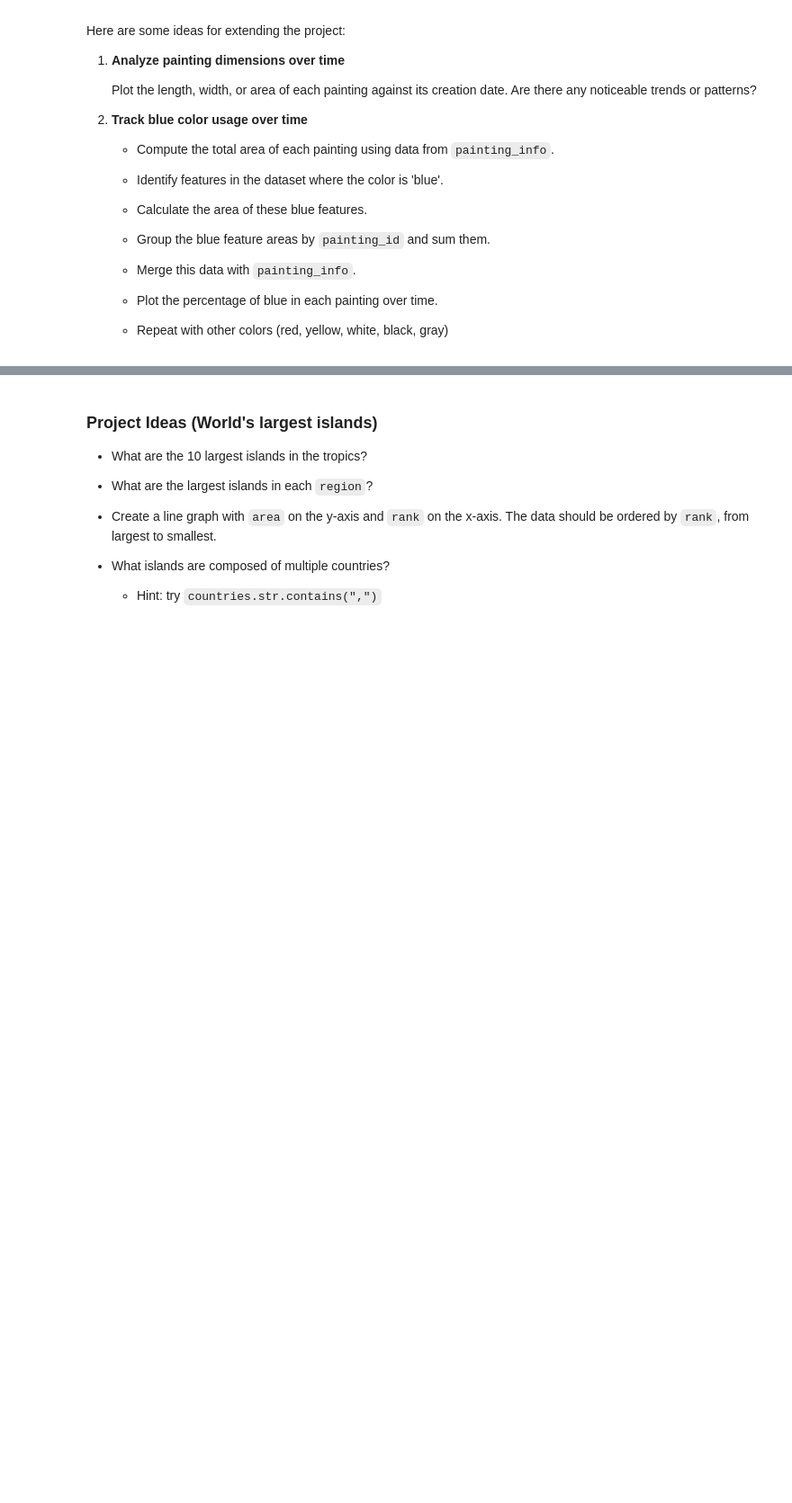
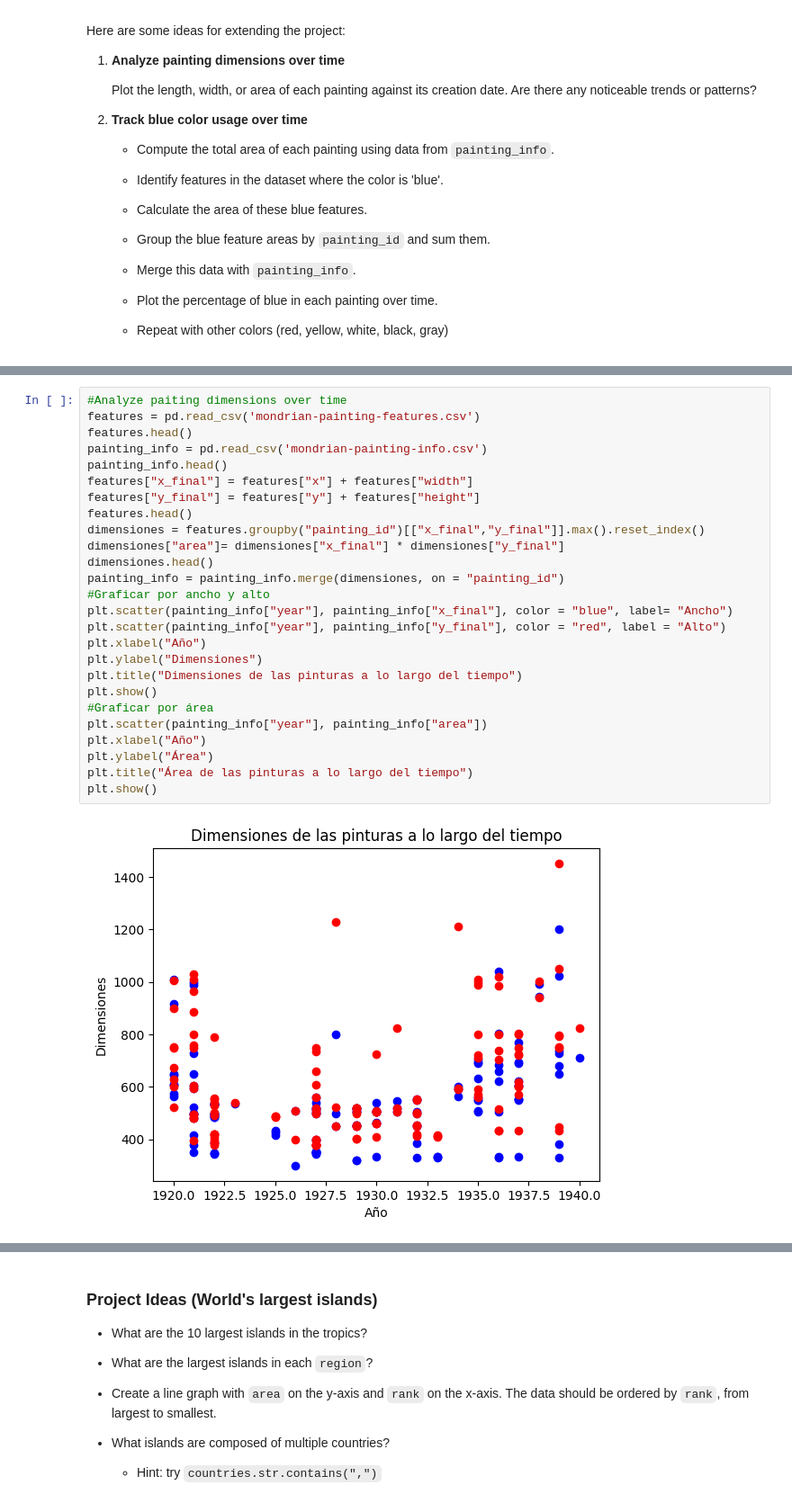
Before and after one commit to Lizbeth-Guerrero/MineriaDeDatos, a Jupyter notebook: Untitled0.ipynb, the cells around one changed output, grey strips where cells are left out. Shown at 90% size. Drawn from its saved outputs; the diff is of its cells as text; blank space fills up the shorter version.

```diff
--- a/Untitled0.ipynb
+++ b/Untitled0.ipynb
@@ -1058,0 +1039,28 @@ uploaded = files.upload()
+# %%
+#Analyze paiting dimensions over time
+features = pd.read_csv('mondrian-painting-features.csv')
+features.head()
+painting_info = pd.read_csv('mondrian-painting-info.csv')
+painting_info.head()
+features["x_final"] = features["x"] + features["width"]
+features["y_final"] = features["y"] + features["height"]
+features.head()
+dimensiones = features.groupby("painting_id")[["x_final","y_final"]].max().reset_index()
+dimensiones["area"]= dimensiones["x_final"] * dimensiones["y_final"]
+dimensiones.head()
+painting_info = painting_info.merge(dimensiones, on = "painting_id")
+#Graficar por ancho y alto
+plt.scatter(painting_info["year"], painting_info["x_final"], color = "blue", label= "Ancho")
+plt.scatter(painting_info["year"], painting_info["y_final"], color = "red", label = "Alto")
+plt.xlabel("Año")
+plt.ylabel("Dimensiones")
+plt.title("Dimensiones de las pinturas a lo largo del tiempo")
+plt.show()
+#Graficar por área
+plt.scatter(painting_info["year"], painting_info["area"])
+plt.xlabel("Año")
+plt.ylabel("Área")
+plt.title("Área de las pinturas a lo largo del tiempo")
+plt.show()
+# %% [output]
+[figure, added]
```
Also changed, not shown: parts of 7 cells of this notebook.
